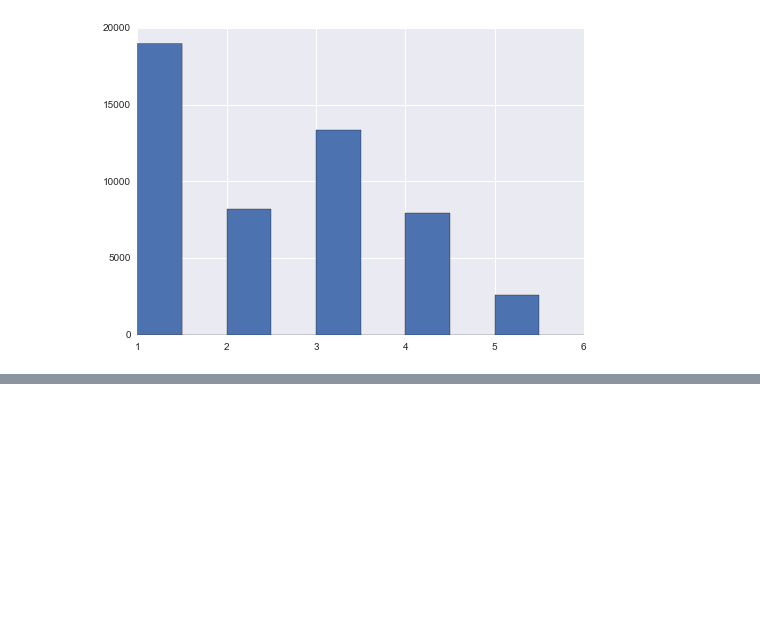
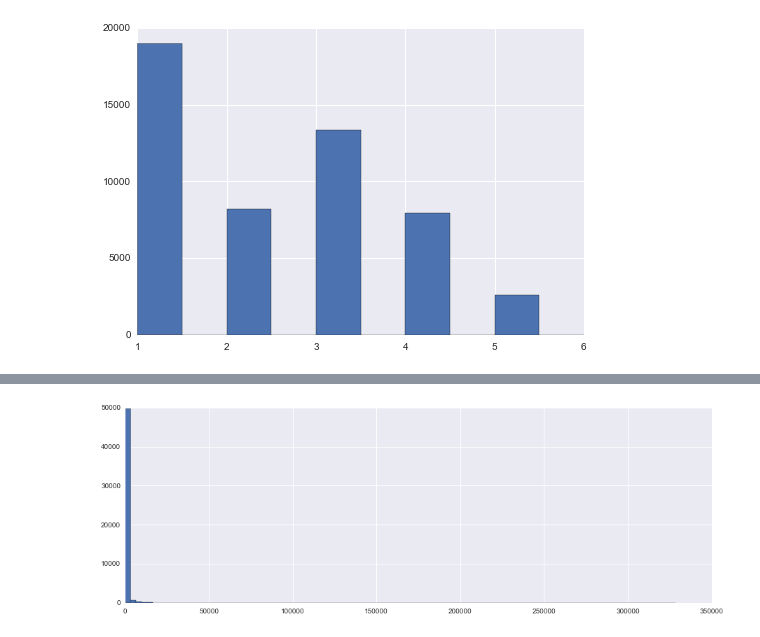
Before and after one commit to JasonTam/LMG_hazard, a Jupyter notebook: preproc.ipynb, the cells around one changed output, grey strips where cells are left out. Cells and saved outputs as stored; diff of their text form; code cells hidden in the pictures; blank space fills up the shorter version.

```diff
--- a/preproc.ipynb
+++ b/preproc.ipynb
@@ -185,0 +297,8 @@ np.save('saved/y_binned.npy', y_binned)
+# %%
+tform = lambda x: np.power(x,3)
+# tform = lambda x: x
+plt.figure(figsize=(15,5))
+
+plt.hist(tform(np.array(labels)), bins=100);
+# %% [output]
+[figure, added]
```
Also changed, not shown: parts of 9 cells of this notebook, 6 other files.
